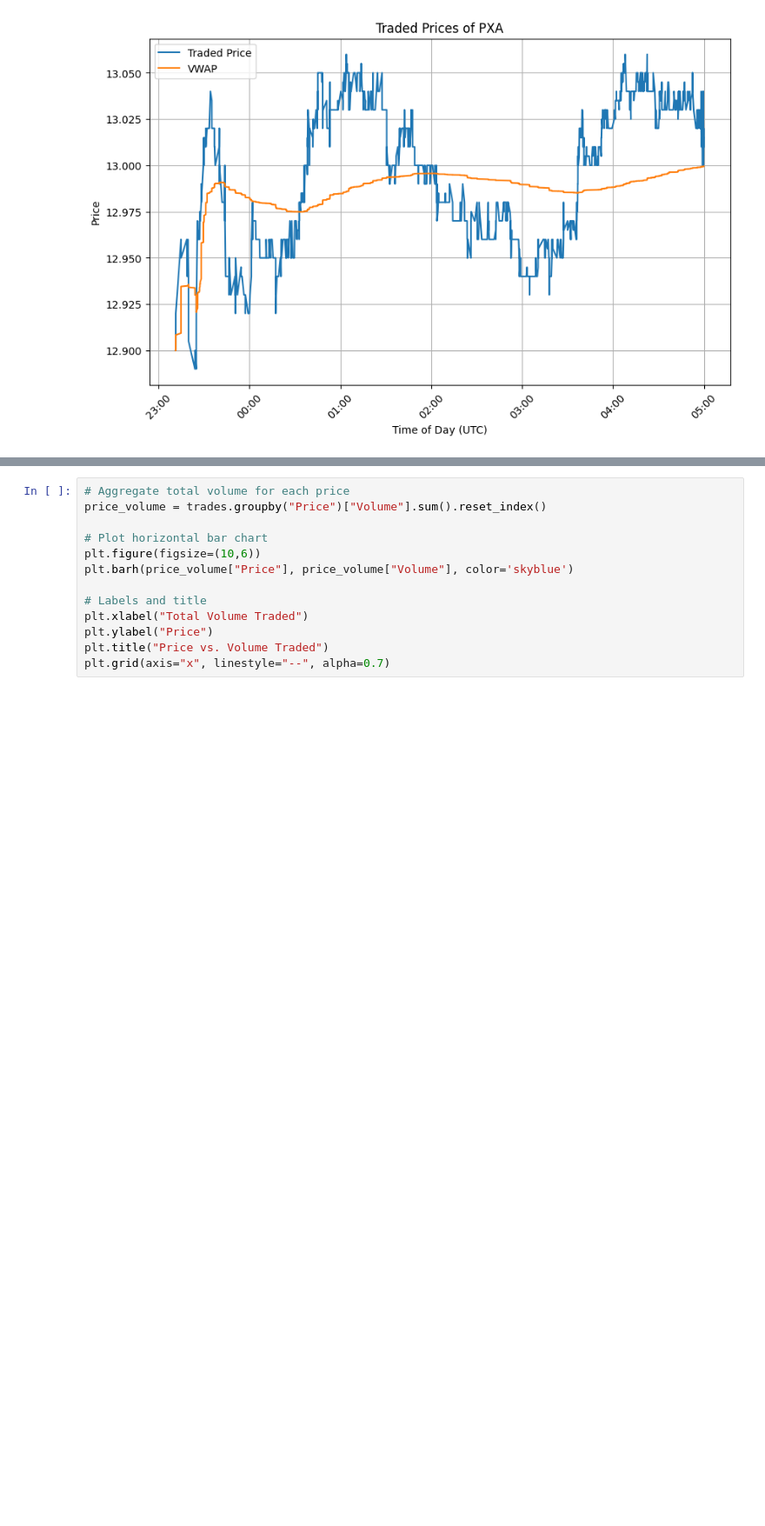
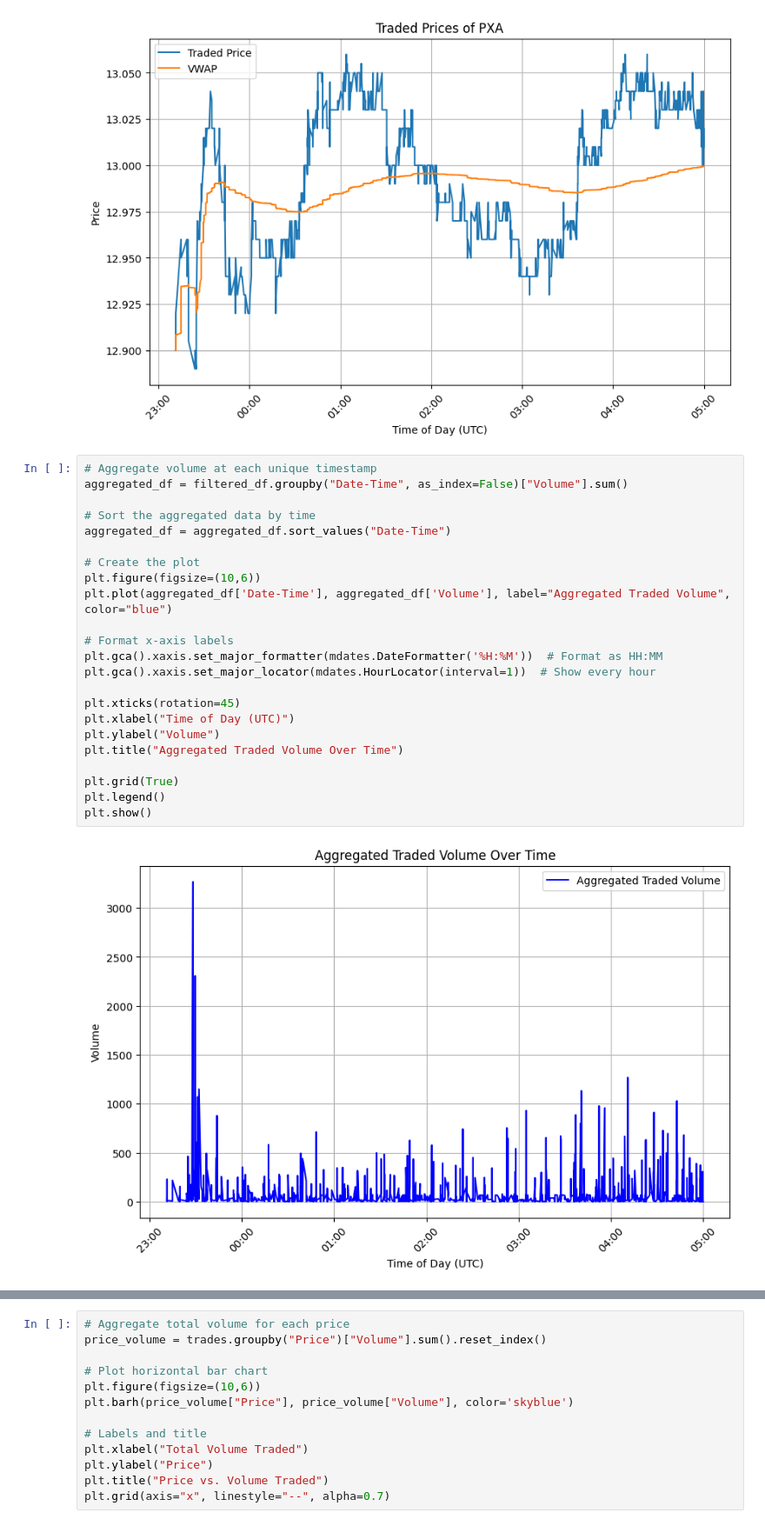
Before and after one commit to phadke555/Activity-1, a Jupyter notebook: trades_analysis.ipynb, the cells around one changed output, grey strips where cells are left out. Shown at 87% size. Cells and saved outputs as stored; diff of their text form; blank space fills up the shorter version.

```diff
--- a/trades_analysis.ipynb
+++ b/trades_analysis.ipynb
@@ -74,3 +80,28 @@ plt.legend()
 plt.title("Traded Prices of PXA");
 # %% [output]
 [figure]
+# %%
+# Aggregate volume at each unique timestamp
+aggregated_df = filtered_df.groupby("Date-Time", as_index=False)["Volume"].sum()
+
+# Sort the aggregated data by time
+aggregated_df = aggregated_df.sort_values("Date-Time")
+
+# Create the plot
+plt.figure(figsize=(10,6))
+plt.plot(aggregated_df['Date-Time'], aggregated_df['Volume'], label="Aggregated Traded Volume", color="blue")
+
+# Format x-axis labels
+plt.gca().xaxis.set_major_formatter(mdates.DateFormatter('%H:%M'))  # Format as HH:MM
+plt.gca().xaxis.set_major_locator(mdates.HourLocator(interval=1))  # Show every hour
+
+plt.xticks(rotation=45)
+plt.xlabel("Time of Day (UTC)")
+plt.ylabel("Volume")
+plt.title("Aggregated Traded Volume Over Time")
+
+plt.grid(True)
+plt.legend()
+plt.show()
+# %% [output]
+[figure, added]
```
Also changed, not shown: parts of 4 cells of this notebook, 4 other files.
